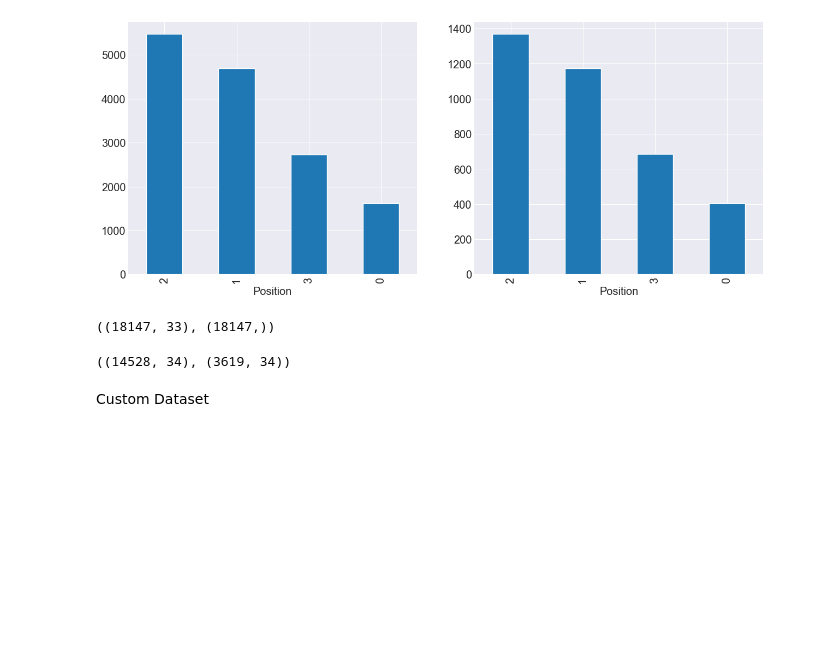
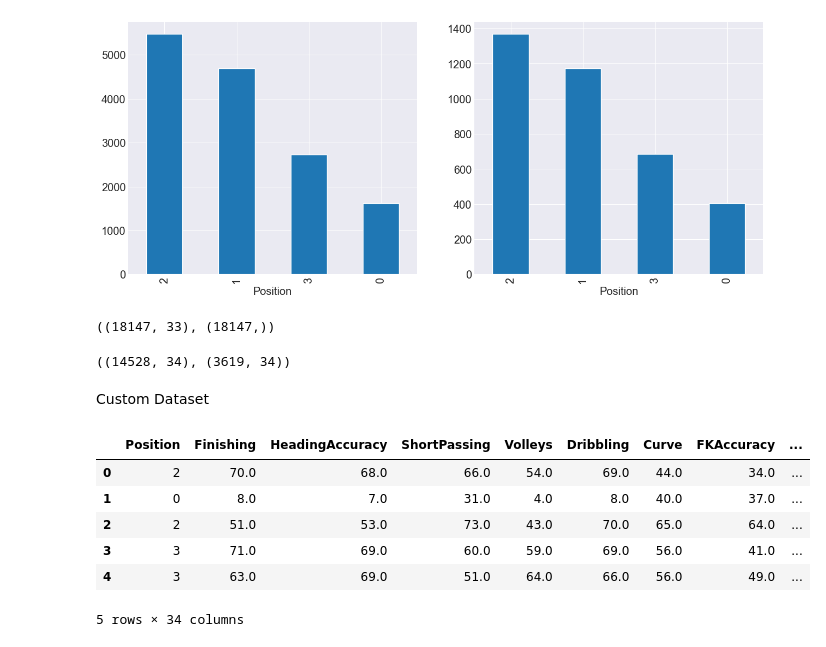
Before and after one commit to ishaan-eng/Deep-Learning, a Jupyter notebook: Nov 14/Torch_FIFA.ipynb, the cells around one changed output. Cells and saved outputs as stored; diff of their text form; code cells hidden in the pictures; blank space fills up the shorter version.

```diff
--- a/Nov 14/Torch_FIFA.ipynb
+++ b/Nov 14/Torch_FIFA.ipynb
@@ -403,0 +399,11 @@ v# X_train = ss.fit_transform(X_train)
+# %%
+train_df=train_df.reset_index(drop=True)
+train_df.head()
+# %% [output]
+|  | Position | Finishing | HeadingAccuracy | ShortPassing | Volleys | Dribbling | Curve | FKAccuracy | ... |
+| 0 | 2 | 70.0 | 68.0 | 66.0 | 54.0 | 69.0 | 44.0 | 34.0 | ... |
+| 1 | 0 | 8.0 | 7.0 | 31.0 | 4.0 | 8.0 | 40.0 | 37.0 | ... |
+| 2 | 2 | 51.0 | 53.0 | 73.0 | 43.0 | 70.0 | 65.0 | 64.0 | ... |
+| 3 | 3 | 71.0 | 69.0 | 60.0 | 59.0 | 69.0 | 56.0 | 41.0 | ... |
+| 4 | 3 | 63.0 | 69.0 | 51.0 | 64.0 | 66.0 | 56.0 | 49.0 | ... |
+5 rows × 34 columns
```
Also changed, not shown: parts of 16 cells of this notebook, 18 other files.
